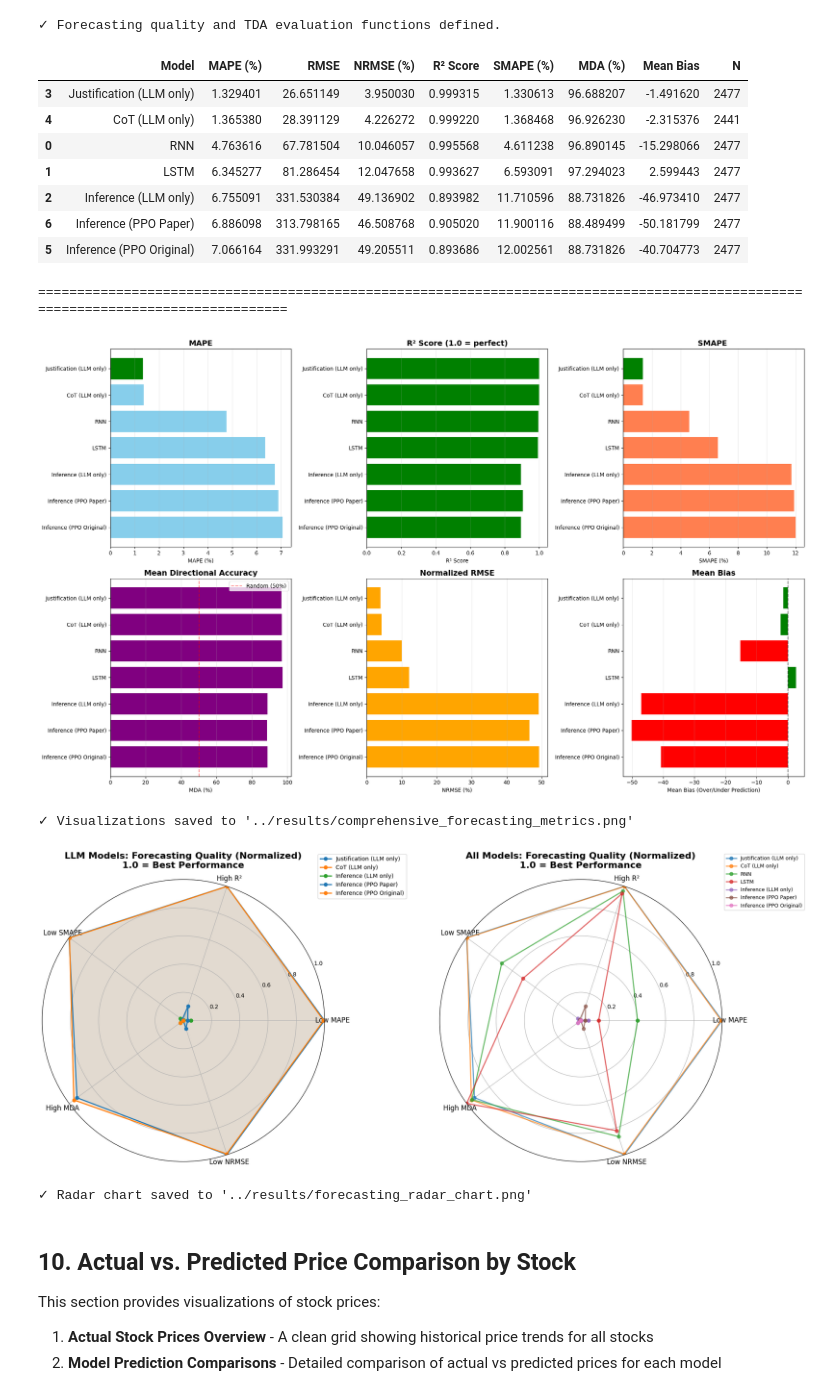
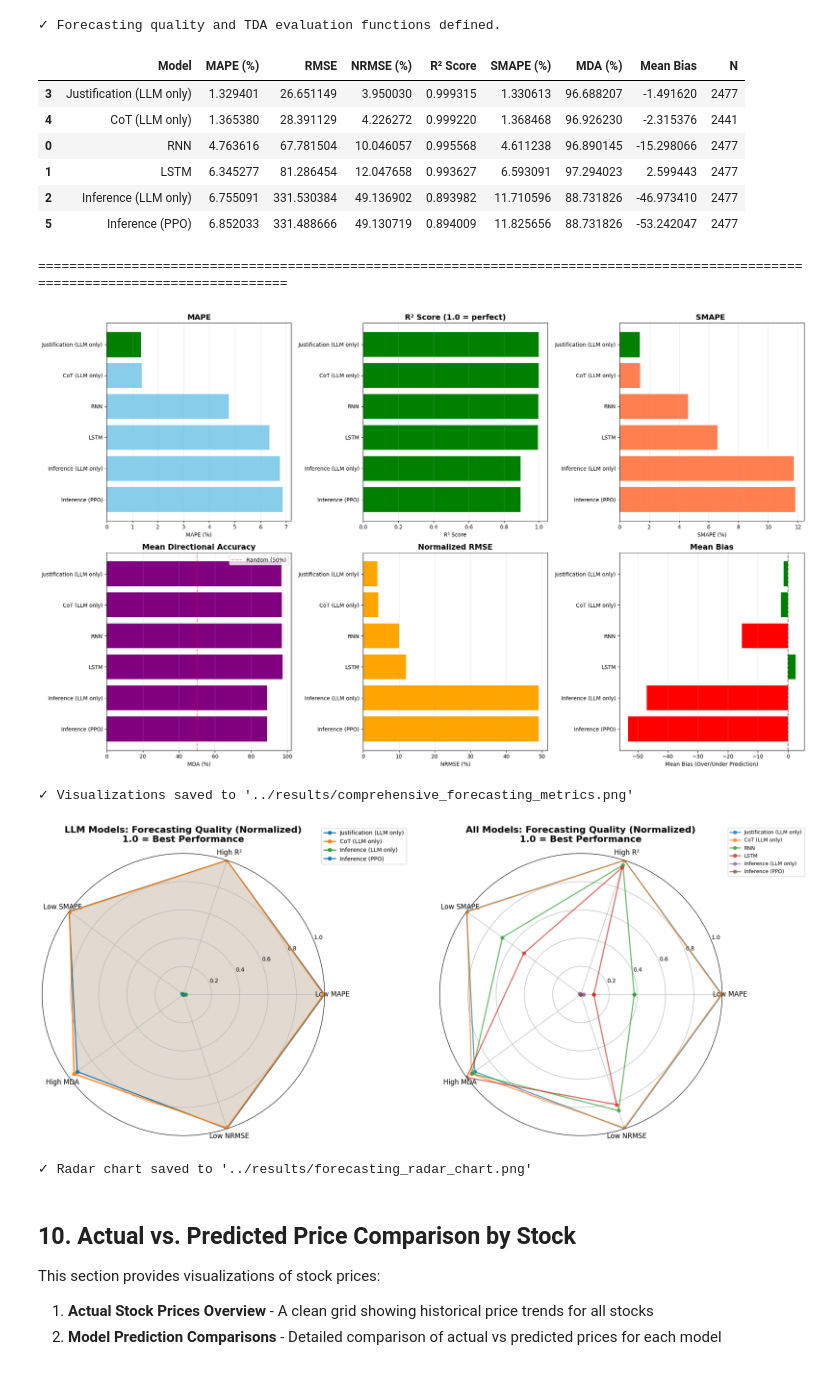
Before and after one commit to ajiayi-debug/StockPPOLLMresearch, a Jupyter notebook: model/llm_results.ipynb, the cells around one changed output. Cells and saved outputs as stored; diff of their text form; code cells hidden in the pictures.

```diff
--- a/model/llm_results.ipynb
+++ b/model/llm_results.ipynb
@@ -54,8 +54,6 @@ try:
     # --- Load PPO-adjusted predictions ---
     # Original PPO model
     inference_ppo_df = pd.read_csv('../results/test_predictions_with_ppo.csv')
-    # Optimized PPO model (Paper's Method)
-    paper_ppo_df = pd.read_csv('../results/test_predictions_with_ppo_optimized.csv')
 
     # --- Load raw LLM predictions (without PPO) ---
     with open('../results/llm_predictions_checkpoint.json', 'r') as f:
@@ -464,45 +457,35 @@ if 'cot_raw' in locals() and cot_raw is not None:
     if cot_result:
         forecasting_results.append(cot_result)
 
 # PPO-adjusted Models
 if 'inference_ppo_df' in locals() and inference_ppo_df is not None:
     inference_ppo_result = evaluate_prediction_quality(
         inference_ppo_df['ppo_adjusted_prediction'].values,
         inference_ppo_df['actual_price'].values,
-        'Inference (PPO Original)'
+        'Inference (PPO)'
     )
     if inference_ppo_result:
         forecasting_results.append(inference_ppo_result)
-
-if 'paper_ppo_df' in locals() and paper_ppo_df is not None:
-    paper_ppo_result = evaluate_prediction_quality(
-        paper_ppo_df['ppo_adjusted_prediction'].values,
-        paper_ppo_df['actual_price'].values,
-        'Inference (PPO Paper)'
-    )
-    if paper_ppo_result:
-        forecasting_results.append(paper_ppo_result)
 
 # Create comparison DataFrame
 if forecasting_results:
     forecasting_df = pd.DataFrame(forecasting_results)
 
     # Sort by MAPE (lower is better)
     forecasting_df = forecasting_df.sort_values('MAPE (%)', ascending=True)
 
     display(forecasting_df[['Model', 'MAPE (%)', 'RMSE', 'NRMSE (%)', 'R² Score', 'SMAPE (%)', 'MDA (%)', 'Mean Bias', 'N']])
     print("=" * 130)
 else:
     print("Could not compute forecasting metrics. Data not available.")
 # %% [output]
 |  | Model | MAPE (%) | RMSE | NRMSE (%) | R² Score | SMAPE (%) | MDA (%) | Mean Bias | N |
 | 3 | Justification (LLM only) | 1.329401 | 26.651149 | 3.950030 | 0.999315 | 1.330613 | 96.688207 | -1.491620 | 2477 |
 | 4 | CoT (LLM only) | 1.365380 | 28.391129 | 4.226272 | 0.999220 | 1.368468 | 96.926230 | -2.315376 | 2441 |
 | 0 | RNN | 4.763616 | 67.781504 | 10.046057 | 0.995568 | 4.611238 | 96.890145 | -15.298066 | 2477 |
 | 1 | LSTM | 6.345277 | 81.286454 | 12.047658 | 0.993627 | 6.593091 | 97.294023 | 2.599443 | 2477 |
 | 2 | Inference (LLM only) | 6.755091 | 331.530384 | 49.136902 | 0.893982 | 11.710596 | 88.731826 | -46.973410 | 2477 |
-| 6 | Inference (PPO Paper) | 6.886098 | 313.798165 | 46.508768 | 0.905020 | 11.900116 | 88.489499 | -50.181799 | 2477 |
-| 5 | Inference (PPO Original) | 7.066164 | 331.993291 | 49.205511 | 0.893686 | 12.002561 | 88.731826 | -40.704773 | 2477 |
+| 5 | Inference (PPO) | 6.852033 | 331.488666 | 49.130719 | 0.894009 | 11.825656 | 88.731826 | -53.242047 | 2477 |
 ==================================================================================================================================
 # %%
 # Visualize comprehensive forecasting metrics
@@ -571,7 +554,7 @@ if forecasting_results:
 
     print("✓ Visualizations saved to '../results/comprehensive_forecasting_metrics.png'")
 # %% [output]
-[figure, old version]
+[figure, new version]
 ✓ Visualizations saved to '../results/comprehensive_forecasting_metrics.png'
 # %%
 # Create radar chart for LLM models comparison
@@ -596,7 +579,7 @@ if forecasting_results:
     radar_data['NRMSE_norm'] = normalize_metric(radar_data['NRMSE (%)'], higher_is_better=False)
 
     # Create radar chart for LLM models only
-    llm_models_list = ['Inference (LLM only)', 'Justification (LLM only)', 'CoT (LLM only)', 'Inference (PPO Original)', 'Inference (PPO Paper)']
+    llm_models_list = ['Inference (LLM only)', 'Justification (LLM only)', 'CoT (LLM only)', 'Inference (PPO)']
     radar_data_llm = radar_data[radar_data['Model'].isin(llm_models_list)]
 
     if len(radar_data_llm) > 0:
@@ -644,7 +627,7 @@ if forecasting_results:
 
         print("✓ Radar chart saved to '../results/forecasting_radar_chart.png'")
 # %% [output]
-[figure, old version]
+[figure, new version]
 ✓ Radar chart saved to '../results/forecasting_radar_chart.png'
 # %% [markdown]
 ## 10. Actual vs. Predicted Price Comparison by Stock
```
Also changed, not shown: parts of 5 cells of this notebook, 12 other files.
